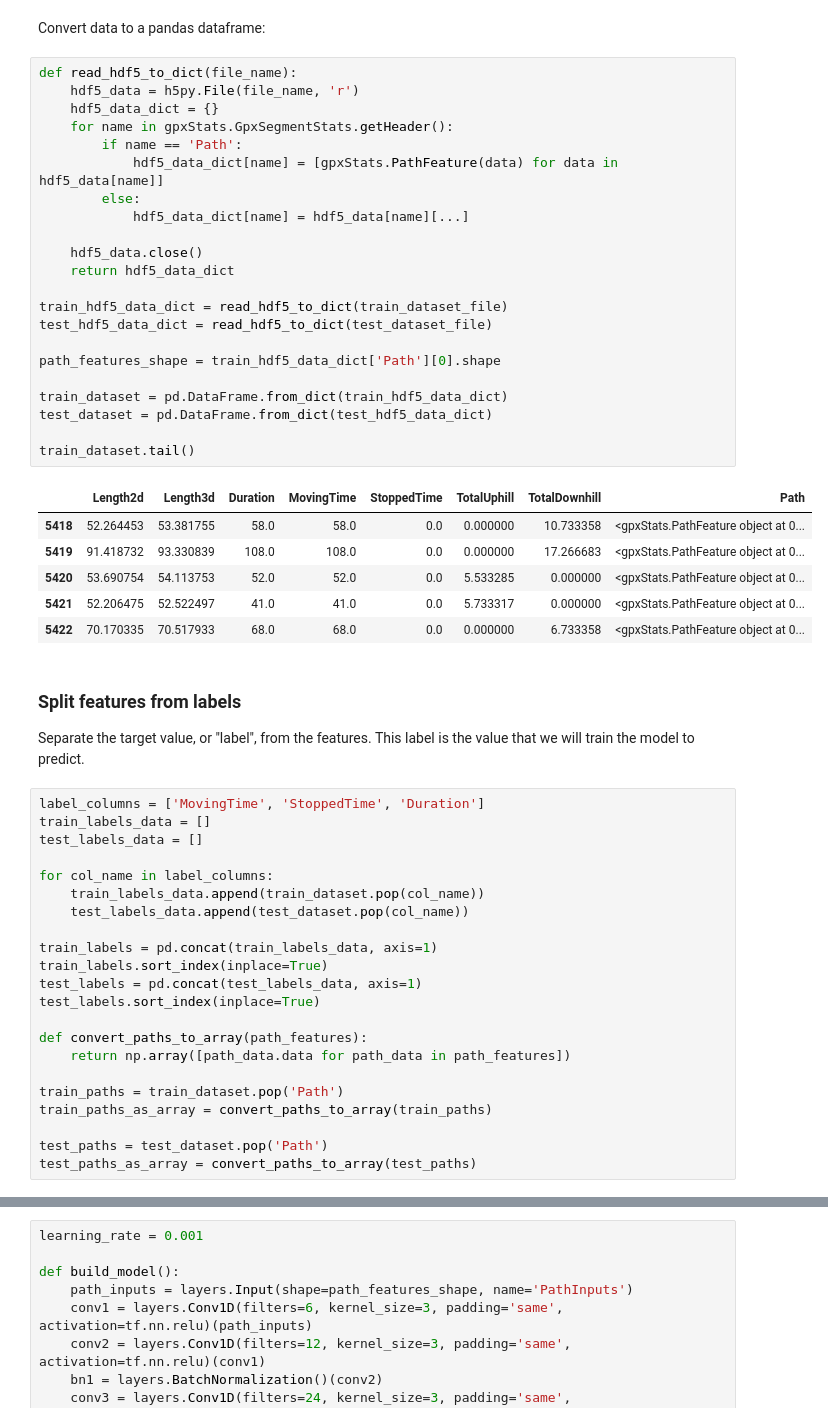
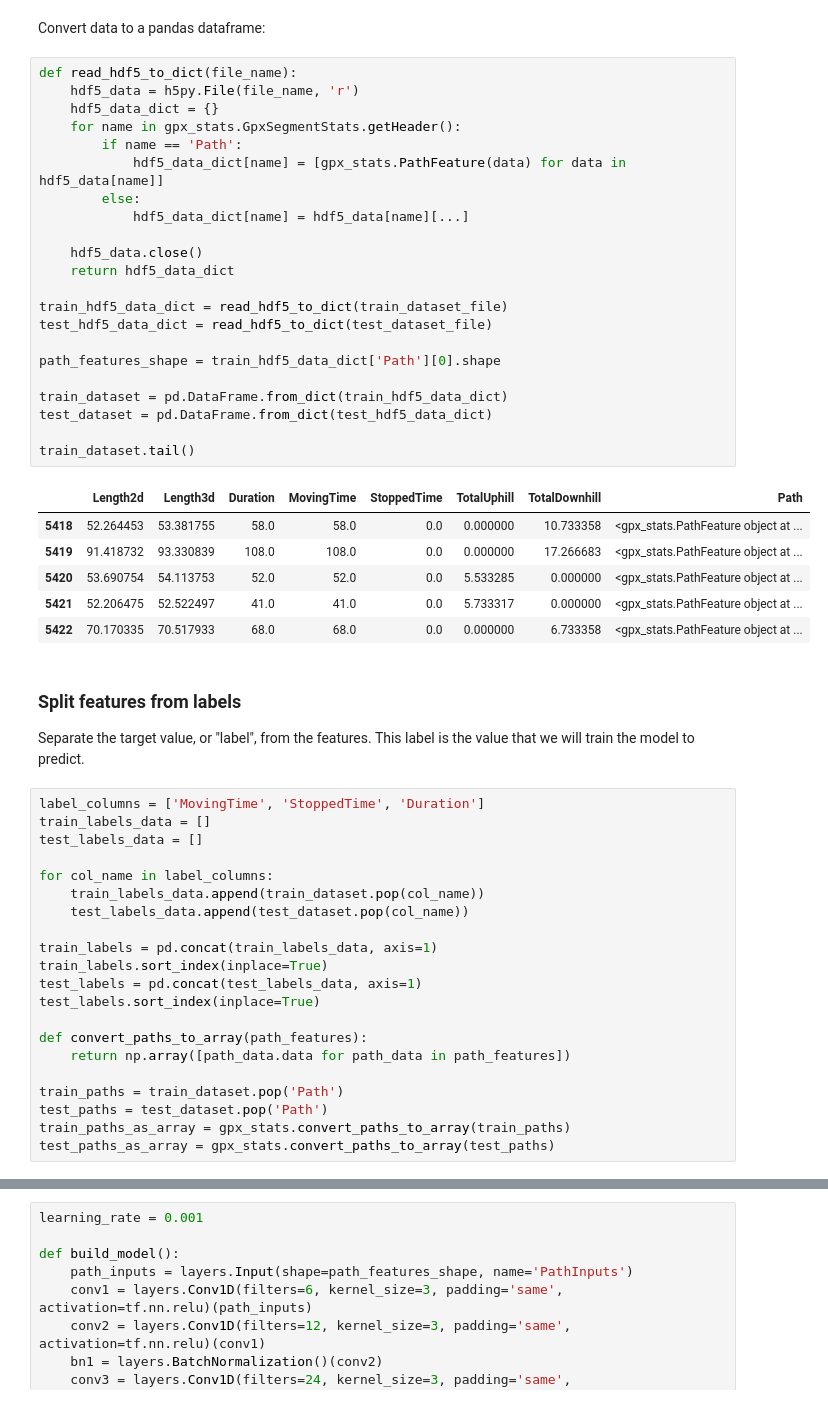
Before and after one commit to ae137/HikingTimePredictor, a Jupyter notebook: hikingTimeRegression_v2.ipynb, the cells around one changed output, grey strips where cells are left out. Drawn from its saved outputs; the diff is of its cells as text.

```diff
--- a/hikingTimeRegression_v2.ipynb
+++ b/hikingTimeRegression_v2.ipynb
@@ -38,32 +38,32 @@ Convert data to a pandas dataframe:
 # %%
 def read_hdf5_to_dict(file_name):
     hdf5_data = h5py.File(file_name, 'r')
     hdf5_data_dict = {}
-    for name in gpxStats.GpxSegmentStats.getHeader():
+    for name in gpx_stats.GpxSegmentStats.getHeader():
         if name == 'Path':
-            hdf5_data_dict[name] = [gpxStats.PathFeature(data) for data in hdf5_data[name]]
+            hdf5_data_dict[name] = [gpx_stats.PathFeature(data) for data in hdf5_data[name]]
         else:
             hdf5_data_dict[name] = hdf5_data[name][...]
 
     hdf5_data.close()
     return hdf5_data_dict
 
 train_hdf5_data_dict = read_hdf5_to_dict(train_dataset_file)
 test_hdf5_data_dict = read_hdf5_to_dict(test_dataset_file)
 
 path_features_shape = train_hdf5_data_dict['Path'][0].shape
 
 train_dataset = pd.DataFrame.from_dict(train_hdf5_data_dict)
 test_dataset = pd.DataFrame.from_dict(test_hdf5_data_dict)
 
 train_dataset.tail()
 # %% [output]
 |  | Length2d | Length3d | Duration | MovingTime | StoppedTime | TotalUphill | TotalDownhill | Path |
-| 5418 | 52.264453 | 53.381755 | 58.0 | 58.0 | 0.0 | 0.000000 | 10.733358 | <gpxStats.PathFeature object at 0... |
-| 5419 | 91.418732 | 93.330839 | 108.0 | 108.0 | 0.0 | 0.000000 | 17.266683 | <gpxStats.PathFeature object at 0... |
-| 5420 | 53.690754 | 54.113753 | 52.0 | 52.0 | 0.0 | 5.533285 | 0.000000 | <gpxStats.PathFeature object at 0... |
-| 5421 | 52.206475 | 52.522497 | 41.0 | 41.0 | 0.0 | 5.733317 | 0.000000 | <gpxStats.PathFeature object at 0... |
-| 5422 | 70.170335 | 70.517933 | 68.0 | 68.0 | 0.0 | 0.000000 | 6.733358 | <gpxStats.PathFeature object at 0... |
+| 5418 | 52.264453 | 53.381755 | 58.0 | 58.0 | 0.0 | 0.000000 | 10.733358 | <gpx_stats.PathFeature object at ... |
+| 5419 | 91.418732 | 93.330839 | 108.0 | 108.0 | 0.0 | 0.000000 | 17.266683 | <gpx_stats.PathFeature object at ... |
+| 5420 | 53.690754 | 54.113753 | 52.0 | 52.0 | 0.0 | 5.533285 | 0.000000 | <gpx_stats.PathFeature object at ... |
+| 5421 | 52.206475 | 52.522497 | 41.0 | 41.0 | 0.0 | 5.733317 | 0.000000 | <gpx_stats.PathFeature object at ... |
+| 5422 | 70.170335 | 70.517933 | 68.0 | 68.0 | 0.0 | 0.000000 | 6.733358 | <gpx_stats.PathFeature object at ... |
 # %% [markdown]
 ### Split features from labels
 
@@ -86,7 +86,6 @@ def convert_paths_to_array(path_features):
     return np.array([path_data.data for path_data in path_features])
 
 train_paths = train_dataset.pop('Path')
-train_paths_as_array = convert_paths_to_array(train_paths)
-
 test_paths = test_dataset.pop('Path')
-test_paths_as_array = convert_paths_to_array(test_paths)
+train_paths_as_array = gpx_stats.convert_paths_to_array(train_paths)
+test_paths_as_array = gpx_stats.convert_paths_to_array(test_paths)
```
Also changed, not shown: parts of 14 cells of this notebook, 8 other files.
